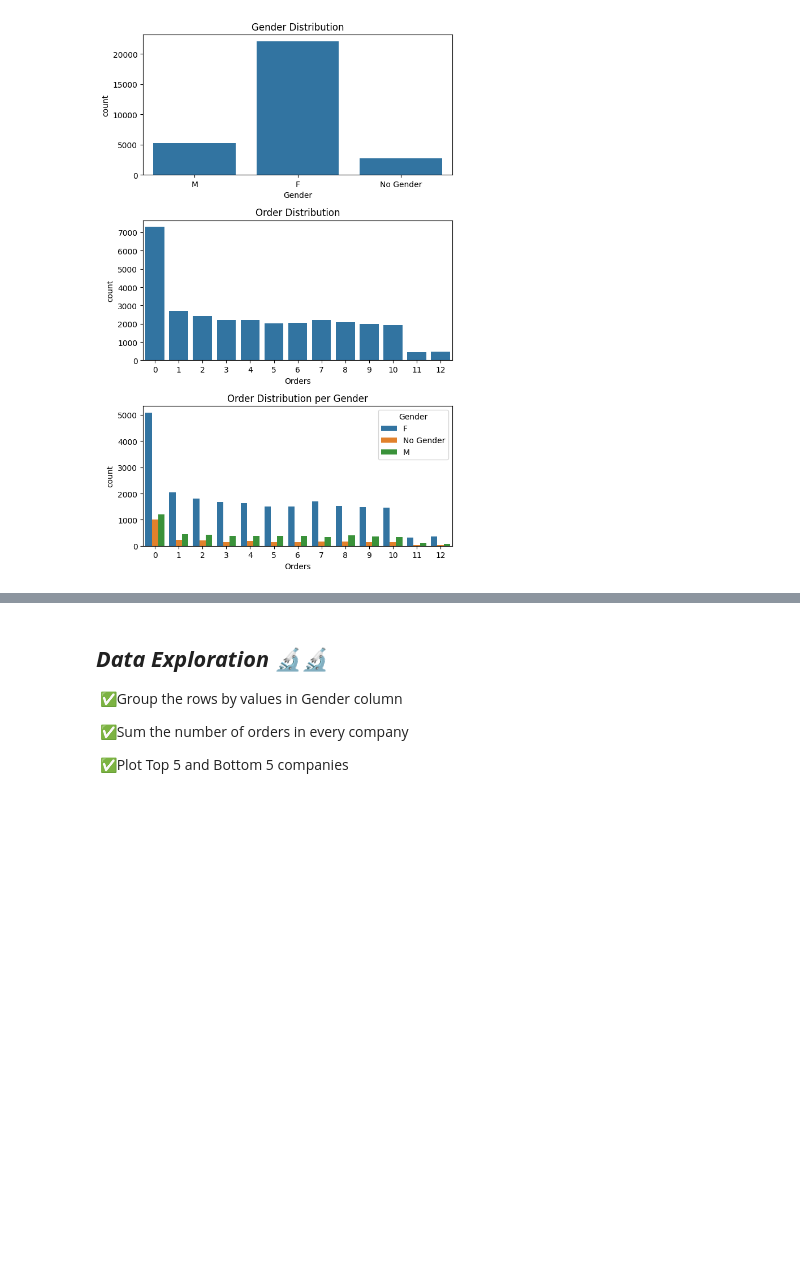
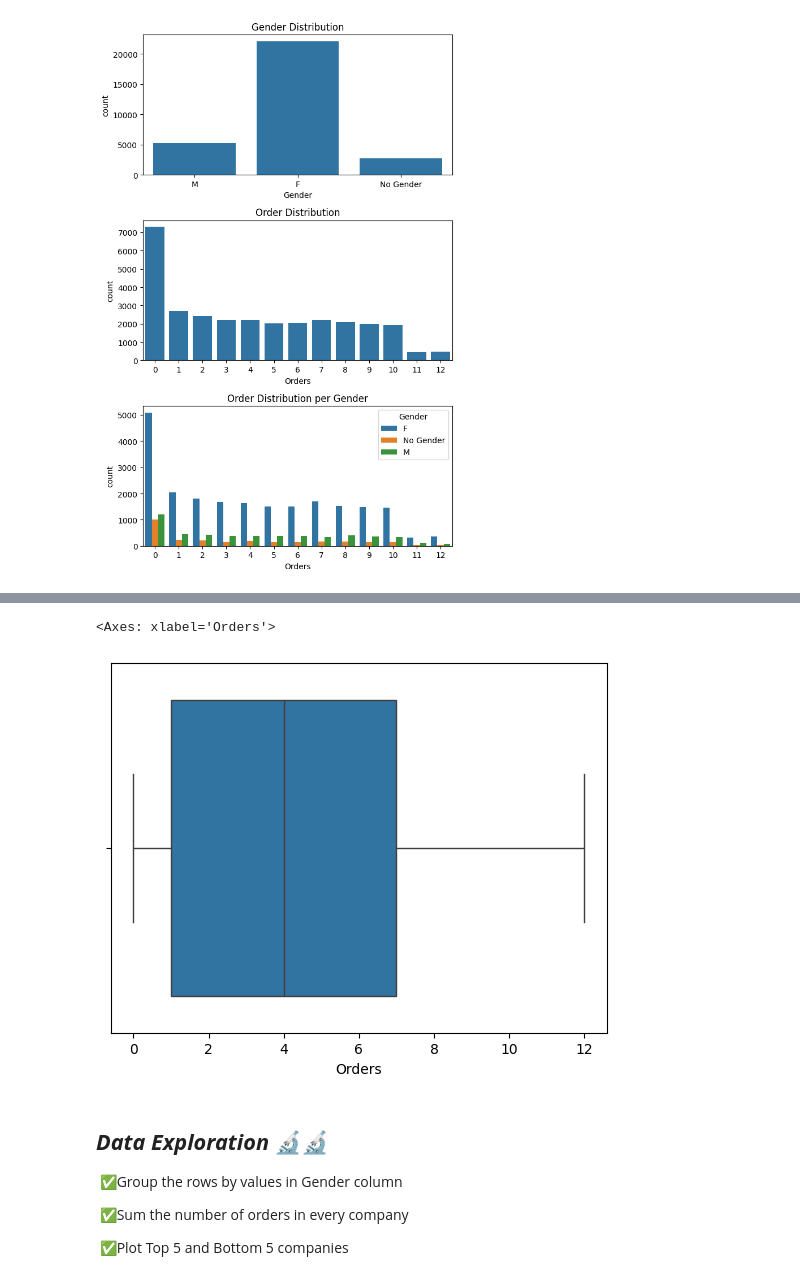
Before and after one commit to AllanMogley/12-Zidio-Projects, a Jupyter notebook: 01 - Projects/01 - Customer Segmentation/cleaner.ipynb, the cells around one changed output, grey strips where cells are left out. Drawn from its saved outputs; the diff is of its cells as text; code cells hidden in the pictures; blank space fills up the shorter version.

```diff
--- a/01 - Projects/01 - Customer Segmentation/cleaner.ipynb
+++ b/01 - Projects/01 - Customer Segmentation/cleaner.ipynb
@@ -66,3 +83,8 @@ plt.show()
+# %%
+sns.boxplot(data = df, x = 'Orders')
+# %% [output]
+<Axes: xlabel='Orders'>
+[figure, added]
 # %% [markdown]
 ## ***Data Exploration 🔬🔬***
 
```
Also changed, not shown: parts of 3 cells of this notebook.
